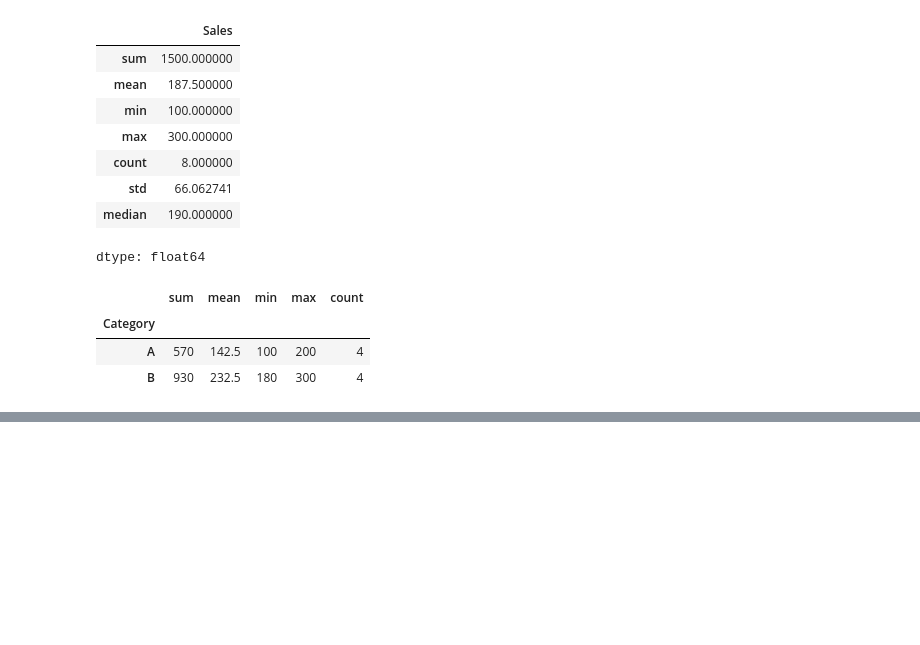
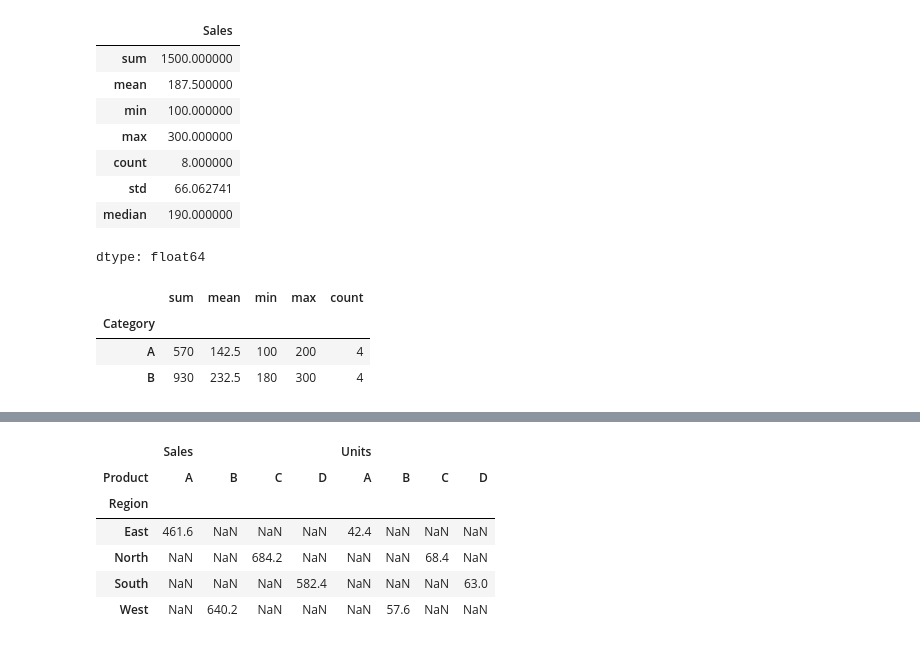
Before and after one commit to TanzilaDewan789/python_all, a Jupyter notebook: Pandas.ipynb, the cells around one changed output, grey strips where cells are left out. Drawn from its saved outputs; the diff is of its cells as text; code cells hidden in the pictures; blank space fills up the shorter version.

```diff
--- a/Pandas.ipynb
+++ b/Pandas.ipynb
@@ -730,0 +768,11 @@ gb.groupby('Category')['Sales'].agg(
+# %%
+pivot2 = pd.pivot_table(pt,values=['Sales','Units'], index = 'Region', columns = 'Product')
+pivot2
+# %% [output]
+|  | Sales |  |  |  | Units |  |  |  |
+| Product | A | B | C | D | A | B | C | D |
+| Region |  |  |  |  |  |  |  |  |
+| East | 461.6 | NaN | NaN | NaN | 42.4 | NaN | NaN | NaN |
+| North | NaN | NaN | 684.2 | NaN | NaN | NaN | 68.4 | NaN |
+| South | NaN | NaN | NaN | 582.4 | NaN | NaN | NaN | 63.0 |
+| West | NaN | 640.2 | NaN | NaN | NaN | 57.6 | NaN | NaN |
```
Also changed, not shown: parts of 20 cells of this notebook.
